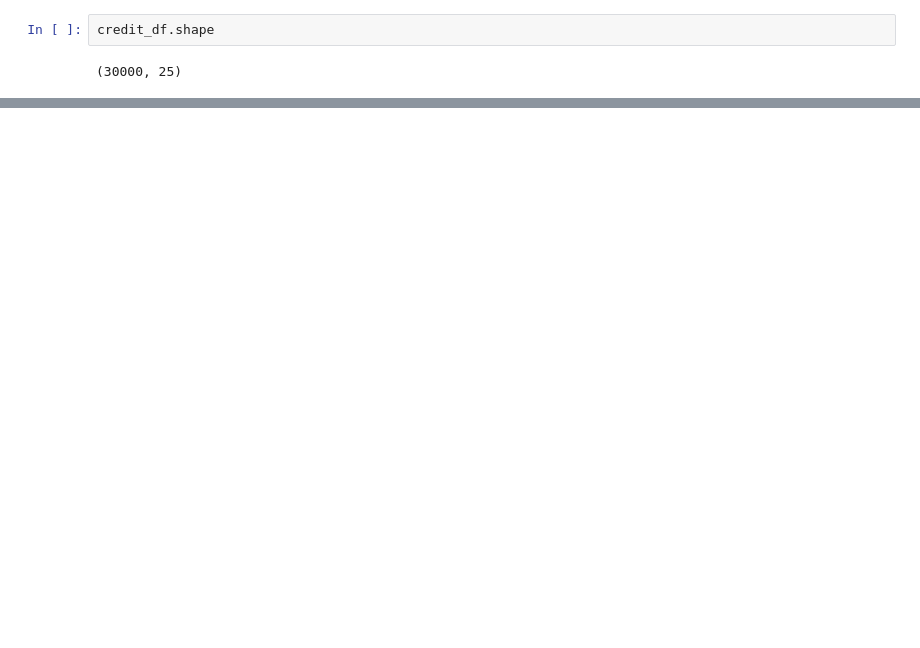
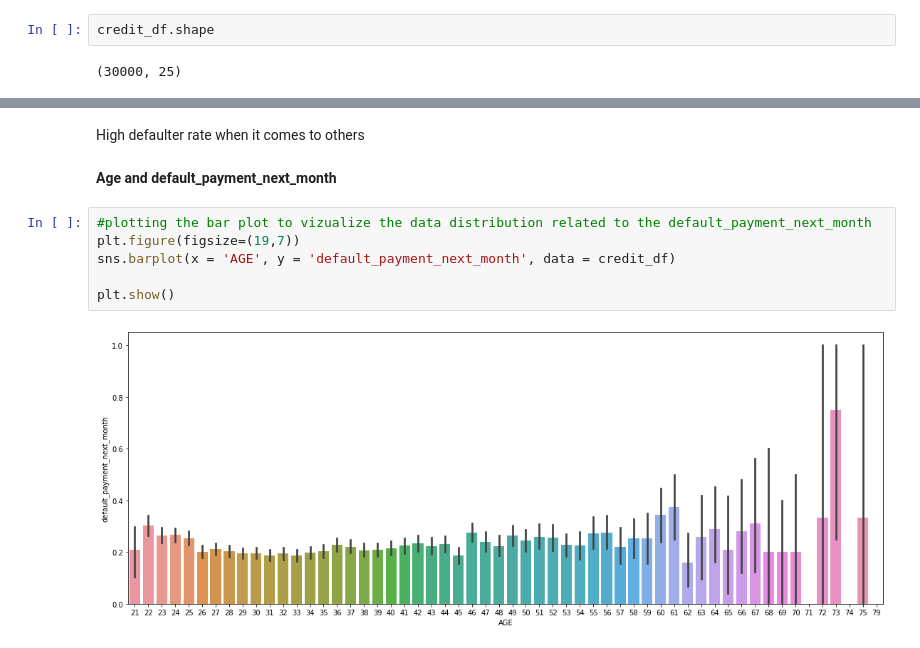
Before and after one commit to Preritp2/Credit-Card-Default-Prediction-Supervised-ML---Classification-, a Jupyter notebook: Credit_Card_Default_Prediction_Capstone_Project_.ipynb, the cells around one changed output, grey strips where cells are left out. Saved outputs shown, nothing was run; the diff lists cells and outputs as text; blank space fills up the shorter version.

```diff
--- a/Credit_Card_Default_Prediction_Capstone_Project_.ipynb
+++ b/Credit_Card_Default_Prediction_Capstone_Project_.ipynb
@@ -660,0 +716,12 @@ credit_df.shape
+# %% [markdown]
+High defaulter rate when it comes to others
+# %% [markdown]
+**Age and default_payment_next_month**
+# %%
+#plotting the bar plot to vizualize the data distribution related to the default_payment_next_month
+plt.figure(figsize=(19,7))
+sns.barplot(x = 'AGE', y = 'default_payment_next_month', data = credit_df)
+
+plt.show()
+# %% [output]
+[figure, added]
```
Also changed, not shown: parts of 42 cells of this notebook.
